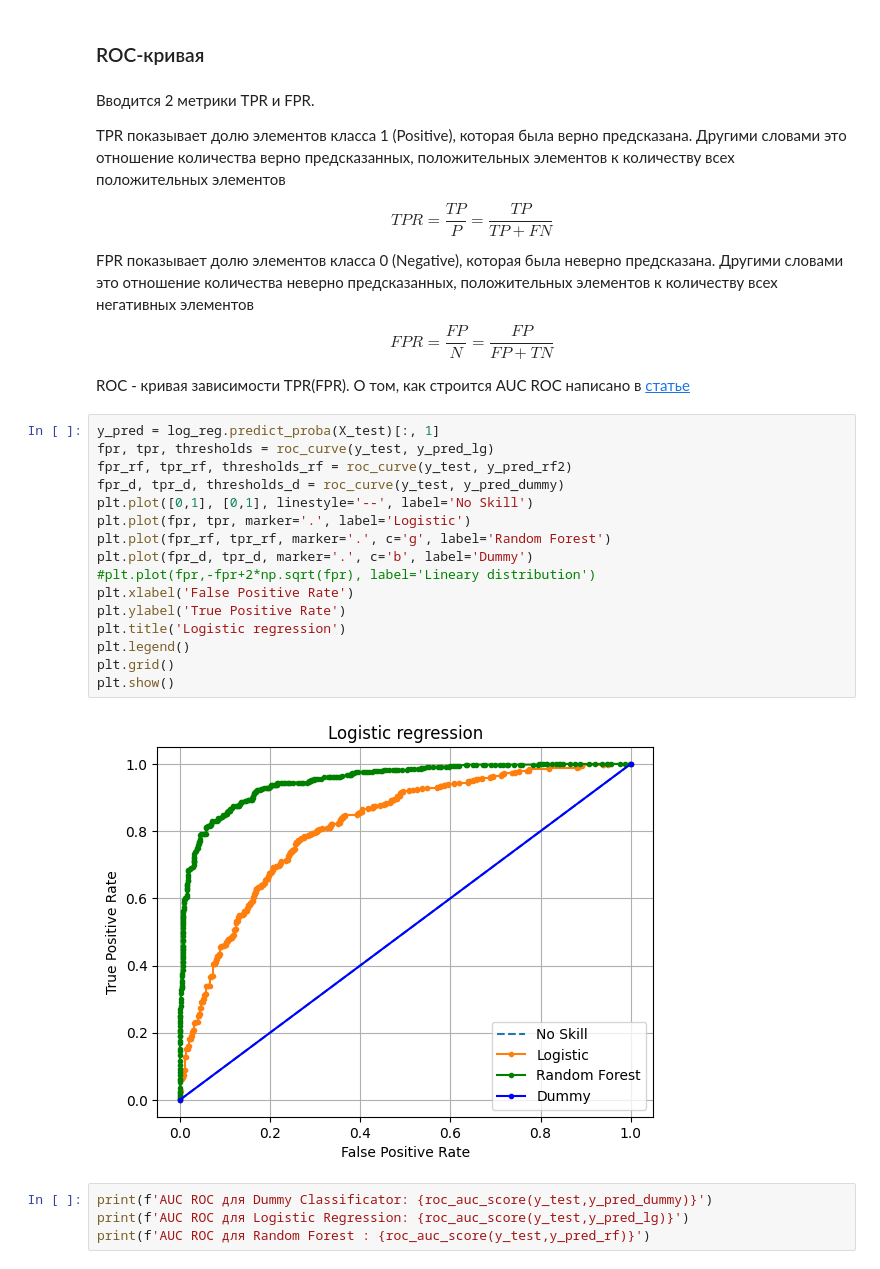
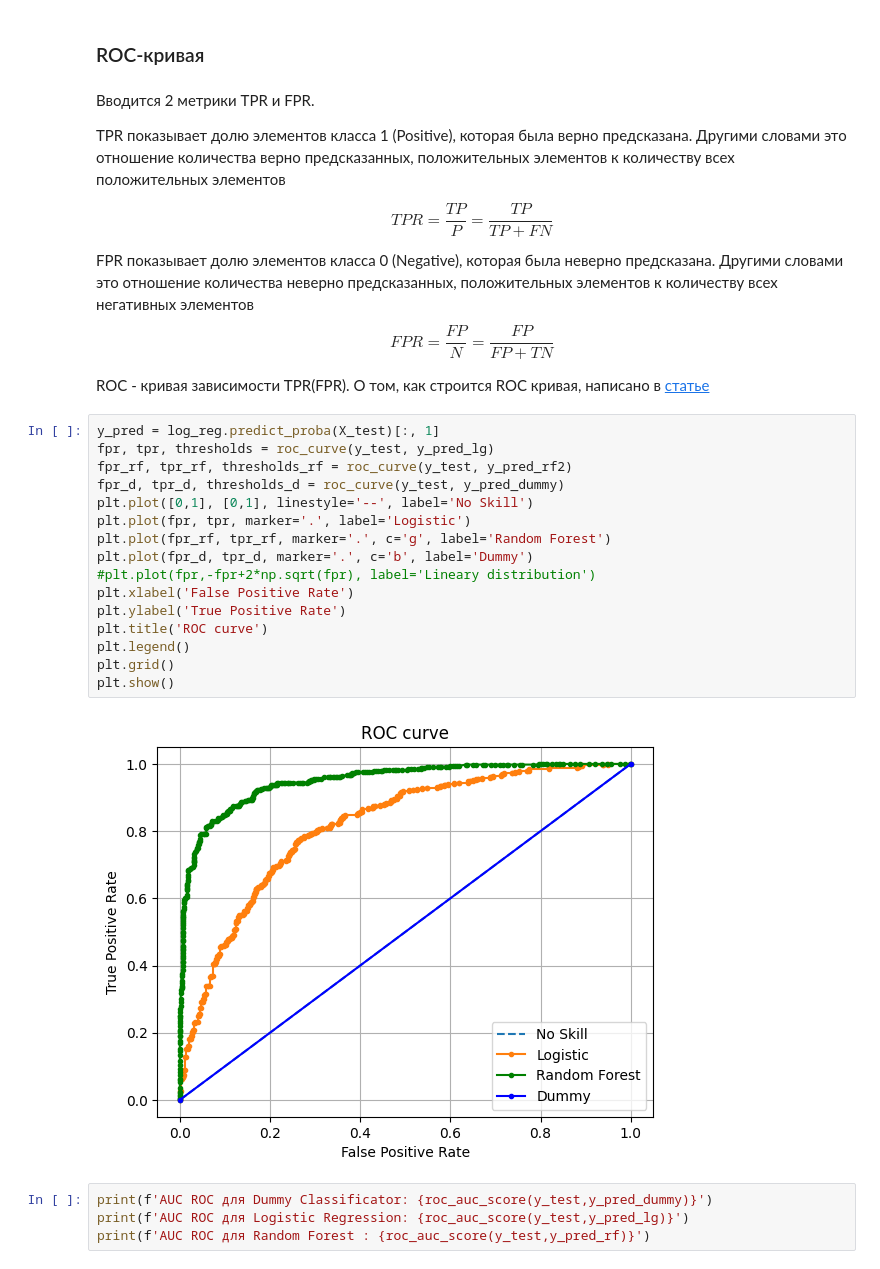
Before and after one commit to EternalRaininNovember/test0, a Jupyter notebook: Вдовиченко_1_е_задание_базовый_трек.ipynb, the cells around one changed output. Drawn from its saved outputs; the diff is of its cells as text.

```diff
--- a/Вдовиченко_1_е_задание_базовый_трек.ipynb
+++ b/Вдовиченко_1_е_задание_базовый_трек.ipynb
@@ -492,25 +494,25 @@ FPR показывает долю элементов класса 0 (Negative),
 $$FPR=\frac{FP}{N}=\frac{FP}{FP+TN} $$
 
 ROC - кривая зависимости TPR(FPR).
-О том, как строится AUC ROC написано в [статье](https://alexanderdyakonov.wordpress.com/2017/07/28/auc-roc-%D0%BF%D0%BB%D0%BE%D1%89%D0%B0%D0%B4%D1%8C-%D0%BF%D0%BE%D0%B4-%D0%BA%D1%80%D0%B8%D0%B2%D0%BE%D0%B9-%D0%BE%D1%88%D0%B8%D0%B1%D0%BE%D0%BA/)
+О том, как строится ROC кривая, написано в [статье](https://alexanderdyakonov.wordpress.com/2017/07/28/auc-roc-%D0%BF%D0%BB%D0%BE%D1%89%D0%B0%D0%B4%D1%8C-%D0%BF%D0%BE%D0%B4-%D0%BA%D1%80%D0%B8%D0%B2%D0%BE%D0%B9-%D0%BE%D1%88%D0%B8%D0%B1%D0%BE%D0%BA/)
 # %%
 y_pred = log_reg.predict_proba(X_test)[:, 1]
 fpr, tpr, thresholds = roc_curve(y_test, y_pred_lg)
 fpr_rf, tpr_rf, thresholds_rf = roc_curve(y_test, y_pred_rf2)
 fpr_d, tpr_d, thresholds_d = roc_curve(y_test, y_pred_dummy)
 plt.plot([0,1], [0,1], linestyle='--', label='No Skill')
 plt.plot(fpr, tpr, marker='.', label='Logistic')
 plt.plot(fpr_rf, tpr_rf, marker='.', c='g', label='Random Forest')
 plt.plot(fpr_d, tpr_d, marker='.', c='b', label='Dummy')
 #plt.plot(fpr,-fpr+2*np.sqrt(fpr), label='Lineary distribution')
 plt.xlabel('False Positive Rate')
 plt.ylabel('True Positive Rate')
-plt.title('Logistic regression')
+plt.title('ROC curve')
 plt.legend()
 plt.grid()
 plt.show()
 # %% [output]
-[figure, old version]
+[figure, new version]
 # %%
 print(f'AUC ROC для Dummy Classificator: {roc_auc_score(y_test,y_pred_dummy)}')
 print(f'AUC ROC для Logistic Regression: {roc_auc_score(y_test,y_pred_lg)}')
```
Also changed, not shown: parts of 2 cells of this notebook.
